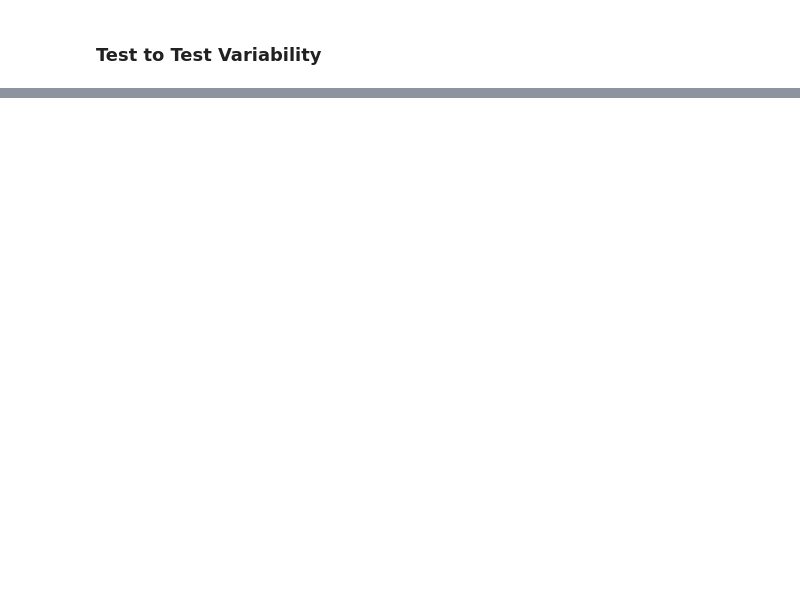
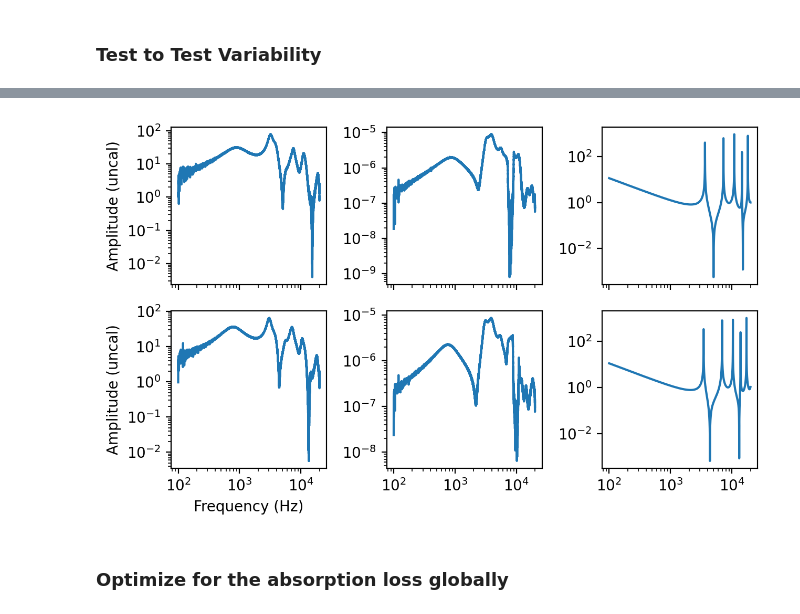
Before and after one commit to Tympan/auren-python, a Jupyter notebook: jupyter_notebooks/2024-02-23_owai_calibration_0.ipynb, the cells around one changed output, grey strips where cells are left out. Drawn from its saved outputs; the diff is of its cells as text; code cells hidden in the pictures; blank space fills up the shorter version.

```diff
--- a/jupyter_notebooks/2024-02-23_owai_calibration_0.ipynb
+++ b/jupyter_notebooks/2024-02-23_owai_calibration_0.ipynb
@@ -461,0 +493,48 @@ plt.show()
+# %%
+# For each cavern, check the BK data against the theoretical data
+# cavern_ids = [1, 3, 4]
+cavern_ids = [3, 4]  # 1 is being weird, didn't get data for 2
+lp = test_meta["probe_geometry"]["length"]["value"] * units(test_meta["probe_geometry"]["length"]["units"])
+ls = [lp + test_meta["test_geometry"]["cavern_" + str(i)]["length"]["value"] * units(test_meta["test_geometry"]["cavern_" + str(i)]["length"]["units"]) for i in cavern_ids]
+x_probe = [
+    lp + test_meta["test_geometry"]["cavern_" + str(i)]["x_of_probe"]["value"] * units(test_meta["test_geometry"]["cavern_" + str(i)]["x_of_probe"]["units"])
+    for i in cavern_ids
+    ]
+
+# Arbitrarily use "test1", since repeatability was pretty good
+test = 'test0'
+fourier_ref = [spu.to_fourier(data_ref["cavern_" + str(i)][test], samplerate_bk) for i in cavern_ids]
+f = np.stack([fr[0] for fr in fourier_ref], axis=0)
+keep_inds = (f.min(axis=0) >= 100) & (f.max(axis=0) < 20000)
+f = f[:, keep_inds] * units.Hz
+p_ref = np.stack([fr[1][keep_inds] for fr in fourier_ref], axis=0)
+
+# Create the theoretical pressure plots
+nominal_cal_dB_at_f = np.stack([np.interp(fr.magnitude, speaker_cal[:, 0], speaker_cal[:, 1]) for fr in f], axis=0)
+nominal_pa = [1] * len(ls)
+R0 = RL = 0.999
+tubes = [StraightTube(L=l, R0=R0, RL=RL, P0=nominal_pa[i], PL=0.0) for i, l in enumerate(ls)]
+p_theory0 = np.stack([t.p(fr, x) for t, fr, x in zip(tubes, f, x_probe)], axis=0)
+
+min_size = min([data_owai["cavern_" + str(i)][test].shape[1] for i in cavern_ids])
+fourier_mic = [spu.to_fourier(data_owai["cavern_" + str(i)][test][:, :min_size], samplerate) for i in cavern_ids]
+f_mic = np.stack([fr[0] for fr in fourier_mic], axis=0)
+keep_inds = (f_mic.min(axis=0) >= 100) & (f_mic.max(axis=0) < 20000)
+f_mic = f_mic[:, keep_inds] * units.Hz
+p_mic = np.stack([fr[1][..., keep_inds] for fr in fourier_mic], axis=0)
+# %%
+def plot_ref_theory(p_ref, p_theory, p_mic, fignum=1):
+    fig, ax = plt.subplots(len(cavern_ids), 3, sharex=True, num=fignum, **figkwargs)
+    for i in range(len(cavern_ids)):
+        ax[i, 0].loglog(f[i], np.abs(p_ref[i]))
+        ax[i, 1].loglog(f_mic[i], np.abs(p_mic[i, 3]))
+        ax[i, 2].loglog(f[i], np.abs(p_theory[i]))
+        ax[i, 0].set_ylabel('Amplitude (uncal)')
+    ax[-1, 0].set_xlabel('Frequency (Hz)')
+    plt.tight_layout()
+plot_ref_theory(p_ref, p_theory0, p_mic, fignum=30)
+plt.show()
+# %% [output]
+[figure, added]
+# %% [markdown]
+### Optimize for the absorption loss globally
```
Also changed, not shown: parts of 48 cells of this notebook, 1 other file.
